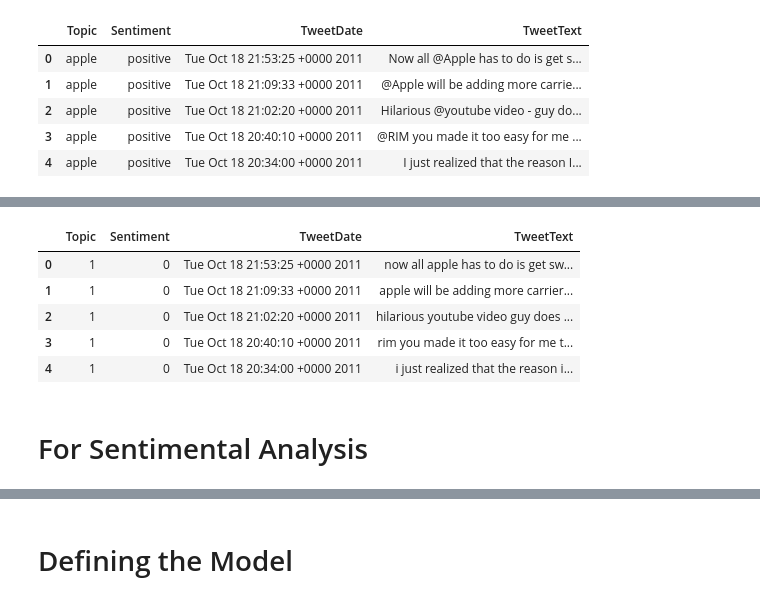
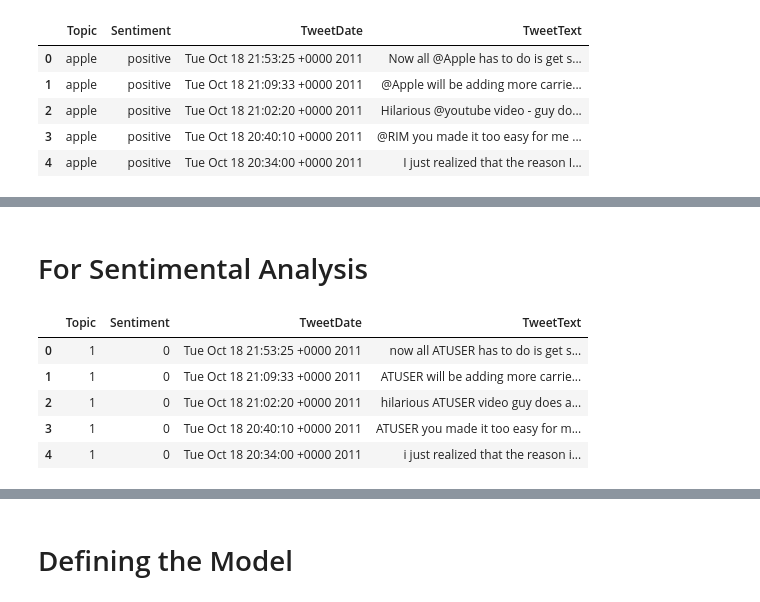
Before and after one commit to shivammehta007/NLPResearch, a Jupyter notebook: Tutorials/Natural Language Processing/SNA_Assignemnt.ipynb, the cells around one changed output, grey strips where cells are left out. Cells and saved outputs as stored; diff of their text form; code cells hidden in the pictures.

```diff
--- a/Tutorials/Natural Language Processing/SNA_Assignemnt.ipynb
+++ b/Tutorials/Natural Language Processing/SNA_Assignemnt.ipynb
@@ -115,9 +110,0 @@ test_data_pd = preprocessor.fit(test_data_pd)
-# %%
-train_data_pd.head()
-# %% [output]
-|  | Topic | Sentiment | TweetDate | TweetText |
-| 0 | 1 | 0 | Tue Oct 18 21:53:25 +0000 2011 | now all apple has to do is get sw... |
-| 1 | 1 | 0 | Tue Oct 18 21:09:33 +0000 2011 | apple will be adding more carrier... |
-| 2 | 1 | 0 | Tue Oct 18 21:02:20 +0000 2011 | hilarious youtube video guy does ... |
-| 3 | 1 | 0 | Tue Oct 18 20:40:10 +0000 2011 | rim you made it too easy for me t... |
-| 4 | 1 | 0 | Tue Oct 18 20:34:00 +0000 2011 | i just realized that the reason i... |
@@ -130,0 +118,9 @@ TWEET_REVERSE = data.ReversibleField(sequential=True, lower=True, include_length
+# %%
+train_data_sentiment_pd.head()
+# %% [output]
+|  | Topic | Sentiment | TweetDate | TweetText |
+| 0 | 1 | 0 | Tue Oct 18 21:53:25 +0000 2011 | now all ATUSER has to do is get s... |
+| 1 | 1 | 0 | Tue Oct 18 21:09:33 +0000 2011 | ATUSER will be adding more carrie... |
+| 2 | 1 | 0 | Tue Oct 18 21:02:20 +0000 2011 | hilarious ATUSER video guy does a... |
+| 3 | 1 | 0 | Tue Oct 18 20:40:10 +0000 2011 | ATUSER you made it too easy for m... |
+| 4 | 1 | 0 | Tue Oct 18 20:34:00 +0000 2011 | i just realized that the reason i... |
```
Also changed, not shown: parts of 43 cells of this notebook.
